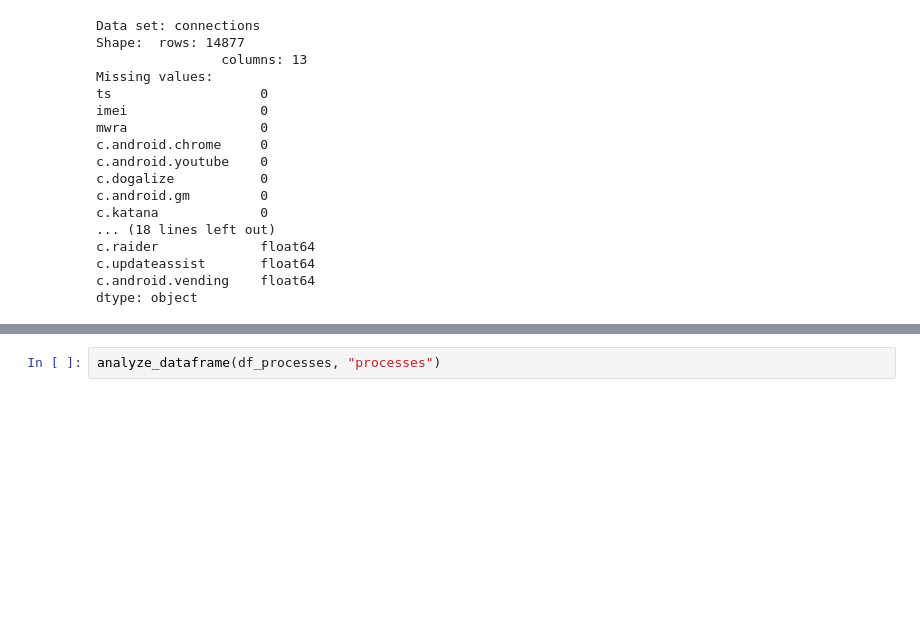
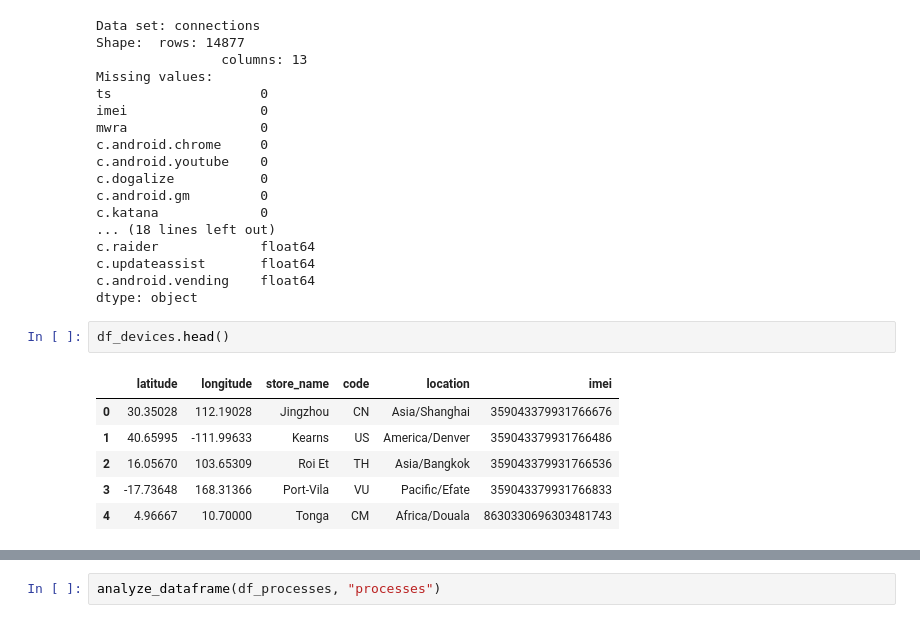
Before and after one commit to xtancos/IAU_project, a Jupyter notebook: main.ipynb, the cells around one changed output, grey strips where cells are left out. Drawn from its saved outputs; the diff is of its cells as text; blank space fills up the shorter version.

```diff
--- a/main.ipynb
+++ b/main.ipynb
@@ -97,5 +106,14 @@ c.raider             float64
 c.updateassist       float64
 c.android.vending    float64
 dtype: object
+# %%
+df_devices.head()
+# %% [output]
+|  | latitude | longitude | store_name | code | location | imei |
+| 0 | 30.35028 | 112.19028 | Jingzhou | CN | Asia/Shanghai | 359043379931766676 |
+| 1 | 40.65995 | -111.99633 | Kearns | US | America/Denver | 359043379931766486 |
+| 2 | 16.05670 | 103.65309 | Roi Et | TH | Asia/Bangkok | 359043379931766536 |
+| 3 | -17.73648 | 168.31366 | Port-Vila | VU | Pacific/Efate | 359043379931766833 |
+| 4 | 4.96667 | 10.70000 | Tonga | CM | Africa/Douala | 8630330696303481743 |
 # %%
 analyze_dataframe(df_devices, "devices")
```
Also changed, not shown: parts of 11 cells of this notebook, 1 other file.
